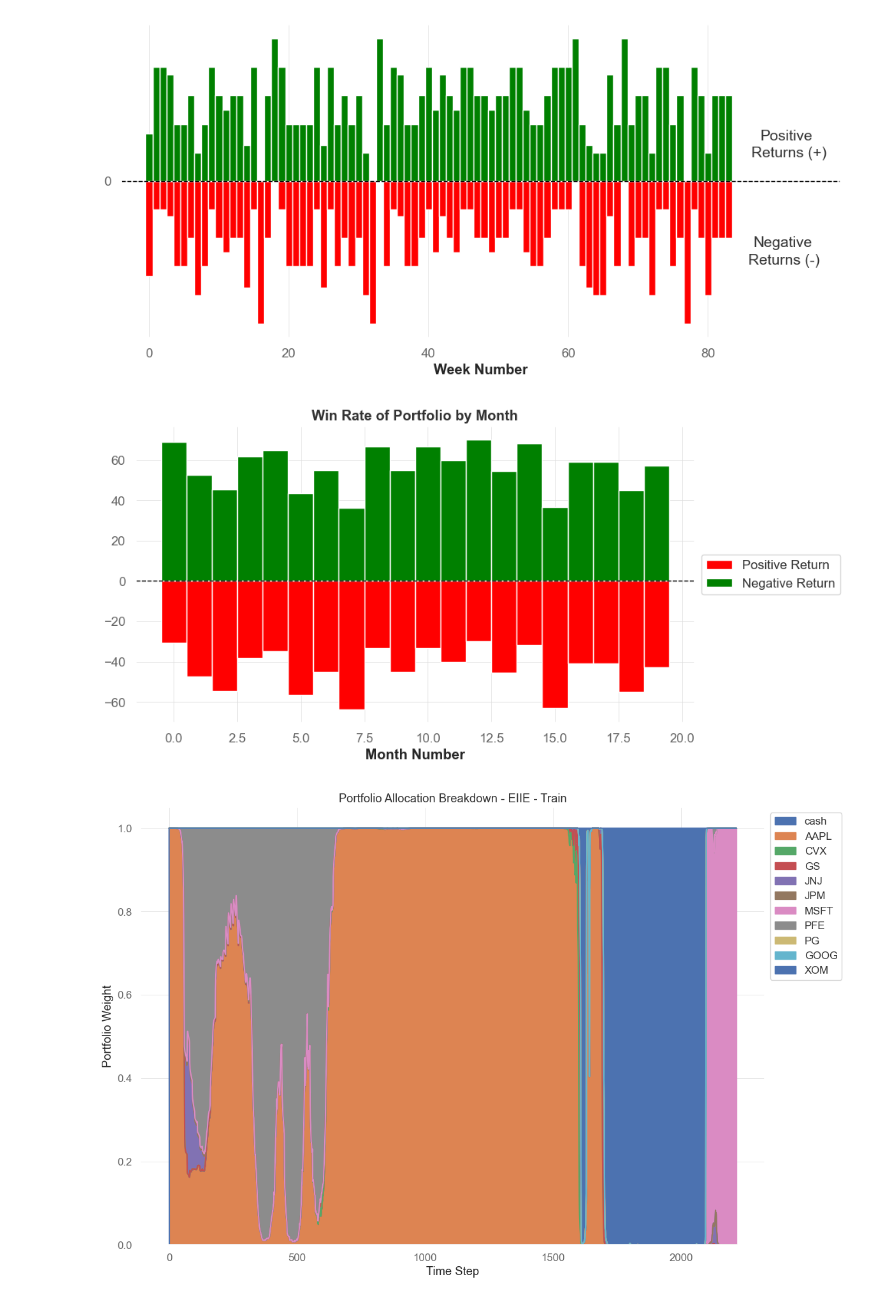
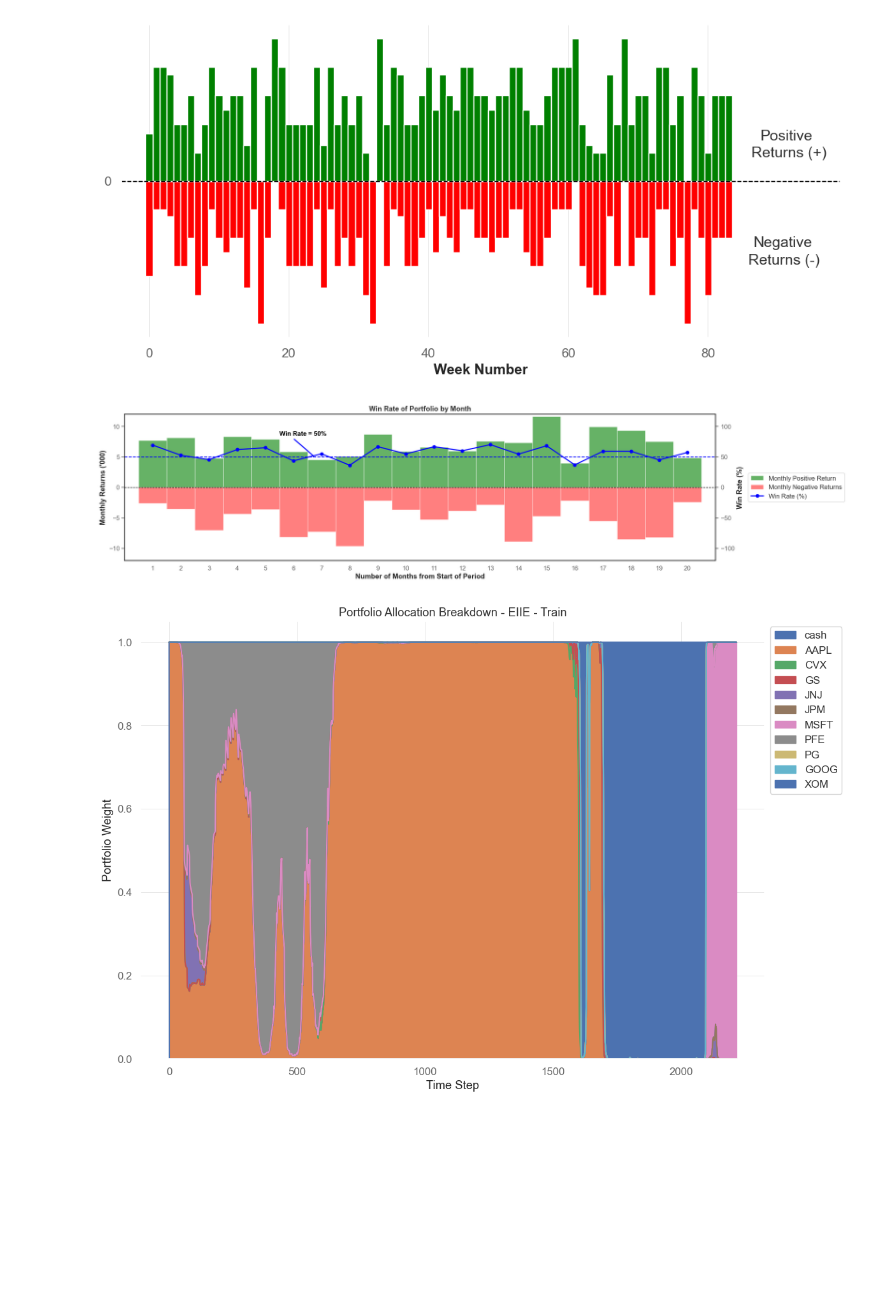
Before and after one commit to haonanah/DSE4212, a Jupyter notebook: Model Pipeline/Model Pipeline 191024 (Latest).ipynb, the cells around one changed output. Cells and saved outputs as stored; diff of their text form; code cells hidden in the pictures; blank space fills up the shorter version.

Commit message:
updated plots for win rate

```diff
--- a/Model Pipeline/Model Pipeline 191024 (Latest).ipynb
+++ b/Model Pipeline/Model Pipeline 191024 (Latest).ipynb
@@ -842,51 +844,104 @@ plt.show()
 # %% [output]
 [figure]
 # %%
+# New and Improved Graph
+metrics_rl_plot['date'] = pd.to_datetime(metrics_rl_plot['date'])
+metrics_rl_plot['portfolio_values_change'] = metrics_rl_plot['portfolio_values'].diff().fillna(0)
 metrics_rl_plot_monthly = (
-    metrics_rl.groupby(pd.Grouper(key='date', freq='M'))
+    metrics_rl_plot.groupby(pd.Grouper(key='date', freq='M'))
     .agg(positive_returns=('returns', lambda x: (x > 0).sum()),  # Count positive returns
-         total_days =('returns', 'size'))  # Count total weeks
+         total_days =('returns', 'size'),
+         sum_pos_returns=('portfolio_values_change', lambda x: x[x >= 0].sum()/1000),  # Sum of positive returns
+         sum_neg_returns=('portfolio_values_change', lambda x: x[x < 0].sum()/1000))  # Count total weeks
     .reset_index()
 )
-# Calculate the proportion of positive returns
+metrics_rl_plot_monthly
 metrics_rl_plot_monthly['proportion_positive'] = metrics_rl_plot_monthly['positive_returns'] / metrics_rl_plot_monthly['total_days']
 
 # Rename columns for clarity
 metrics_rl_plot_monthly.rename(columns={'date': 'month', 'proportion_positive': 'proportion_of_positive_returns'}, inplace=True)
-metrics_rl_plot_monthly['month'] = metrics_rl_plot_monthly['month'].dt.strftime("%b %Y")
-metrics_rl_plot_monthly['row_number'] = range(len(metrics_rl_plot_monthly))
-metrics_rl_plot_monthly['proportion_of_positive_returns'] = metrics_rl_plot_monthly['proportion_of_positive_returns'] * 100
-metrics_rl_plot_monthly['red'] = 100 - metrics_rl_plot_monthly['proportion_of_positive_returns']
-metrics_rl_plot_monthly['green'] = metrics_rl_plot_monthly['proportion_of_positive_returns']
-# plt.plot(metrics_rl_plot_monthly['row_number'], metrics_rl_plot_monthly["proportion_of_positive_returns"]*100, "b")
-fig, ax = plt.subplots(figsize=(10, 5))
+metrics_rl_plot_monthly['row_number'] = range(1,len(metrics_rl_plot_monthly)+1)
+
+fig, ax = plt.subplots(figsize=(20, 5))
 # metrics_rl_plot_monthly
 # Plotting stacked bars
 row_number = metrics_rl_plot_monthly['row_number']
 bar_width=1
-# Plot the red portion (below 50%)
-ax.bar(row_number, -metrics_rl_plot_monthly['red'],
-       bar_width, label='Positive Return', color='red')
 
 # Plot the green portion (above 50%)
-ax.bar(row_number, metrics_rl_plot_monthly['green'],
-       bar_width, label='Negative Return', color='green')
+pos_bars = ax.bar(row_number, metrics_rl_plot_monthly['sum_pos_returns'],
+                  bar_width, label='Monthly Positive Return', color='green',alpha = 0.6)
+# Plot the red portion (below 50%)
+ax.bar(row_number, metrics_rl_plot_monthly['sum_neg_returns'],
+       bar_width, label='Monthly Negative Returns', color='red',alpha = 0.5)
 
 # Add a reference line at y=0 (which corresponds to the 50% mark)
 ax.axhline(0, color='black', linewidth=1, linestyle='--')
 
 # Set axis labels and title
-ax.set_xlabel("Month Number", fontweight='bold')
+ax.set_xlabel("Number of Months from Start of Period", fontweight='bold')
+ax.set_ylabel("Monthly Returns ('000)", fontweight='bold')
 ax.set_title("Win Rate of Portfolio by Month", fontweight='bold')
+plt.xticks(ticks=range(1, 21), labels=range(1, 21))
+
+# for idx, rect in enumerate(pos_bars):
+#     # Calculate the height of each positive bar
+#     height = rect.get_height()
+#     # Place text slightly above the positive bar
+#     # ax.text(rect.get_x() + rect.get_width() / 2., height + 1.2,
+#     #         f'Win Rate',
+#     #         ha='center', va='bottom', fontweight='bold', size = 12)
+#     ax.text(rect.get_x() + rect.get_width() / 2., height + 0.2,
+#             f'{int(metrics_rl_plot_monthly["proportion_of_positive_returns"].iloc[idx] * 100)}%',
+#             ha='center', va='bottom', fontweight='bold',size=12)
+
+# plt.annotate('Positive', (22.4, 7), textcoords="offset points", xytext=(0,5), ha='right', fontsize=25)
+# plt.annotate('Negative', (22.4, -5), textcoords="offset points", xytext=(0,5), ha='right', fontsize=25)
+# plt.annotate('Returns (+)', (22.75, 5), textcoords="offset points", xytext=(0,5), ha='right', fontsize=25)
+# plt.annotate('Returns (-)', (22.6, -7), textcoords="offset points", xytext=(0,5), ha='right', fontsize=25)
+
+ax2 = ax.twinx()
+ax2.set_ylabel("Win Rate (%)", fontweight='bold')
+
+# Plotting the proportion of positive returns as a line graph
+ax2.plot(row_number, metrics_rl_plot_monthly['proportion_of_positive_returns'] * 100,
+         color='blue', marker='o', label='Win Rate (%)', linewidth=2)
+ax2.text(5.5, 85, 'Win Rate = 50%', fontsize=12, color='black',fontweight = "bold")
+ax2.annotate(
+    '',  # No label for the arrow itself
+    xy=(6.75, 50),  # End point of the arrow (somewhere between the vertical lines)
+    xytext=(6, 80),  # Start point of the arrow (position of the text)
+    arrowprops=dict(arrowstyle='-', color='blue',linewidth=2, linestyle='-')  # Line style and color
+)
+ax2.axhline(50, color='blue', linewidth=1.5, linestyle='--')
+# ax2.annotate('50% Win Rate', (20, 60), textcoords="offset points", xytext=(0,5), ha='right', fontsize=14, color = "blue", fontweight = "bold")
+
+# Set the y-axis limits for the secondary axis if needed
+ax2.set_ylim(-120, 120)
+ax.set_ylim(-12.0, 12.0)
 
 # Remove y-axis labels and ticks (as they are not needed)
 # ax.set_yticks([])
-ax.legend(loc='center left', bbox_to_anchor=(1, 0.5))
+# ax.legend(loc='center left', bbox_to_anchor=(1, 0.5))
+# ax2.legend(loc='center left', bbox_to_anchor=(1, 0.5))
+
+handles, labels = ax.get_legend_handles_labels()  # Get handles and labels from the primary axis
+handles2, labels2 = ax2.get_legend_handles_labels()  # Get handles and labels from the secondary axis
+ax.legend(handles + handles2, labels + labels2, loc='center left', bbox_to_anchor=(1.05, 0.5))  # Combine and set legend
+
+plt.gca().spines['left'].set_color('black')
+plt.gca().spines['bottom'].set_color('black')  # Optional: change bottom spine color
+plt.gca().spines['right'].set_color('black')  # Hide right spine
+plt.gca().spines['top'].set_color('black')
+
 # Show plot
+ax.grid(False)
+ax2.grid(False)
 plt.tight_layout()
+ax.set_xlim(left=0, right=21)
 plt.show()
 # %% [output]
-[figure, old version]
+[figure, new version]
 # %%
 # Function to plot action memory
 def plot_action_memory(actions, tickers, label):
```
Also changed, not shown: parts of 1 cell of this notebook.
